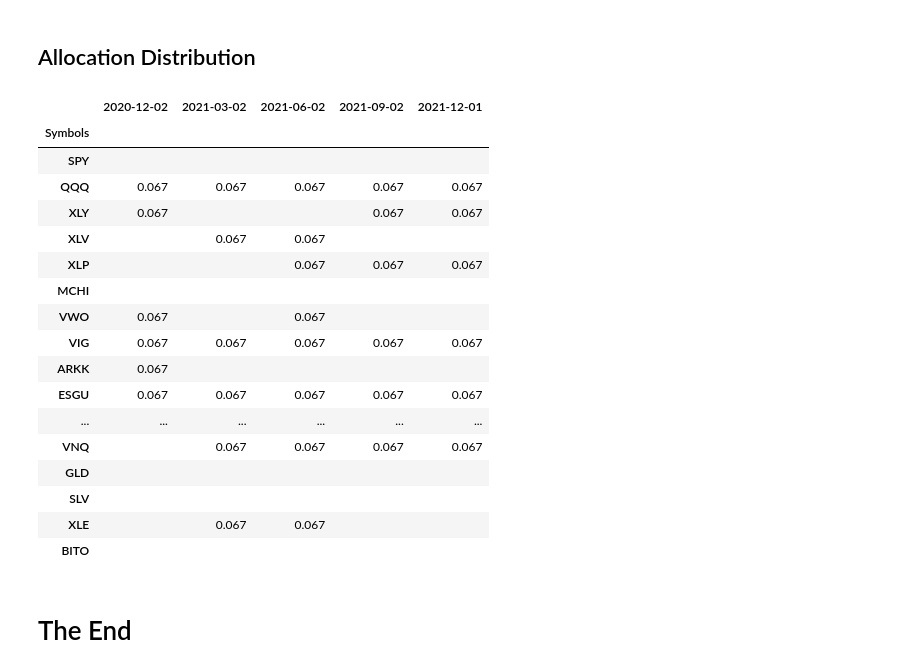
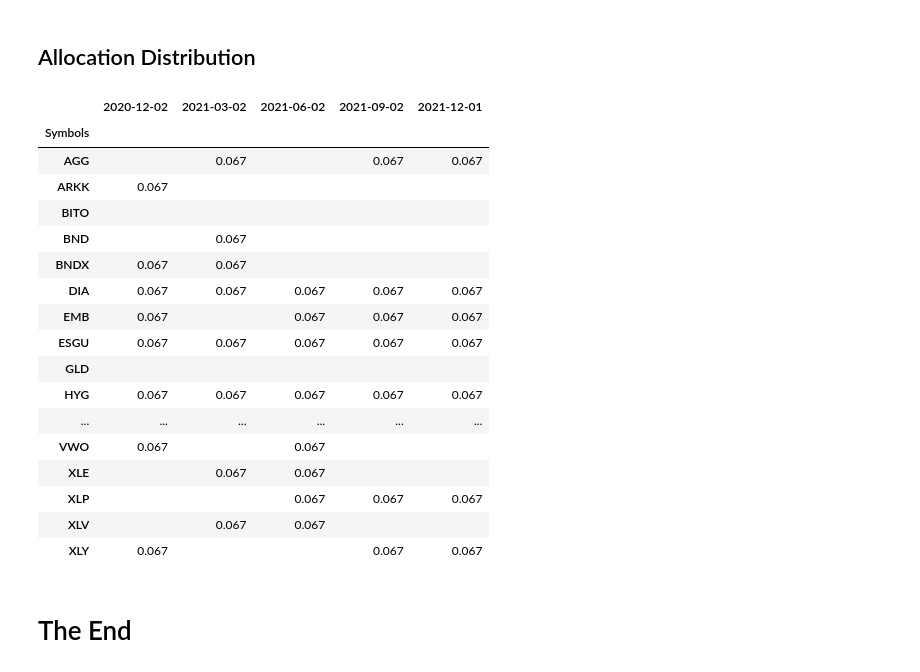
Before and after one commit to samueljuanp/investment_analysis, a Jupyter notebook: strategies/macro_momentum.ipynb, the cells around one changed output. Saved outputs shown, nothing was run; the diff lists cells and outputs as text; code cells hidden in the pictures.

```diff
--- a/strategies/macro_momentum.ipynb
+++ b/strategies/macro_momentum.ipynb
@@ -213,37 +217,38 @@ plt.show()
 # %% [markdown]
 ## Allocation Distribution
-# %%
-try:
-    dist = pd.concat([allocation.loc[rebalance_on[-5]],
-                      allocation.loc[rebalance_on[-4]],
-                      allocation.loc[rebalance_on[-3]],
-                      allocation.loc[rebalance_on[-2]],
-                      allocation.loc[rebalance_on[-1]]], axis=1).replace(np.nan, '')
-except:
-    dist = pd.concat([allocation.loc[rebalance_on[-5]],
-                      allocation.loc[rebalance_on[-4]],
-                      allocation.loc[rebalance_on[-3]],
-                      allocation.loc[rebalance_on[-2]],
-                      allocation.iloc[-1]], axis=1).replace(np.nan, '')
-dist
-# %% [output]
-|  | 2020-12-02 | 2021-03-02 | 2021-06-02 | 2021-09-02 | 2021-12-01 |
-| Symbols |  |  |  |  |  |
-| SPY |  |  |  |  |  |
-| QQQ | 0.067 | 0.067 | 0.067 | 0.067 | 0.067 |
-| XLY | 0.067 |  |  | 0.067 | 0.067 |
-| XLV |  | 0.067 | 0.067 |  |  |
-| XLP |  |  | 0.067 | 0.067 | 0.067 |
-| MCHI |  |  |  |  |  |
-| VWO | 0.067 |  | 0.067 |  |  |
-| VIG | 0.067 | 0.067 | 0.067 | 0.067 | 0.067 |
-| ARKK | 0.067 |  |  |  |  |
-| ESGU | 0.067 | 0.067 | 0.067 | 0.067 | 0.067 |
-| ... | ... | ... | ... | ... | ... |
-| VNQ |  | 0.067 | 0.067 | 0.067 | 0.067 |
-| GLD |  |  |  |  |  |
-| SLV |  |  |  |  |  |
-| XLE |  | 0.067 | 0.067 |  |  |
-| BITO |  |  |  |  |  |
+# %%
+try:
+    dist = pd.concat([allocation.loc[rebalance_on[-5]],
+                      allocation.loc[rebalance_on[-4]],
+                      allocation.loc[rebalance_on[-3]],
+                      allocation.loc[rebalance_on[-2]],
+                      allocation.loc[rebalance_on[-1]]], axis=1).replace(np.nan, '')
+except:
+    dist = pd.concat([allocation.loc[rebalance_on[-5]],
+                      allocation.loc[rebalance_on[-4]],
+                      allocation.loc[rebalance_on[-3]],
+                      allocation.loc[rebalance_on[-2]],
+                      allocation.iloc[-1]], axis=1).replace(np.nan, '')
+
+dist.sort_index()
+# %% [output]
+|  | 2020-12-02 | 2021-03-02 | 2021-06-02 | 2021-09-02 | 2021-12-01 |
+| Symbols |  |  |  |  |  |
+| AGG |  | 0.067 |  | 0.067 | 0.067 |
+| ARKK | 0.067 |  |  |  |  |
+| BITO |  |  |  |  |  |
+| BND |  | 0.067 |  |  |  |
+| BNDX | 0.067 | 0.067 |  |  |  |
+| DIA | 0.067 | 0.067 | 0.067 | 0.067 | 0.067 |
+| EMB | 0.067 |  | 0.067 | 0.067 | 0.067 |
+| ESGU | 0.067 | 0.067 | 0.067 | 0.067 | 0.067 |
+| GLD |  |  |  |  |  |
+| HYG | 0.067 | 0.067 | 0.067 | 0.067 | 0.067 |
+| ... | ... | ... | ... | ... | ... |
+| VWO | 0.067 |  | 0.067 |  |  |
+| XLE |  | 0.067 | 0.067 |  |  |
+| XLP |  |  | 0.067 | 0.067 | 0.067 |
+| XLV |  | 0.067 | 0.067 |  |  |
+| XLY | 0.067 |  |  | 0.067 | 0.067 |
 # %% [markdown]
 # The End
```
Also changed, not shown: parts of 7 cells of this notebook.
